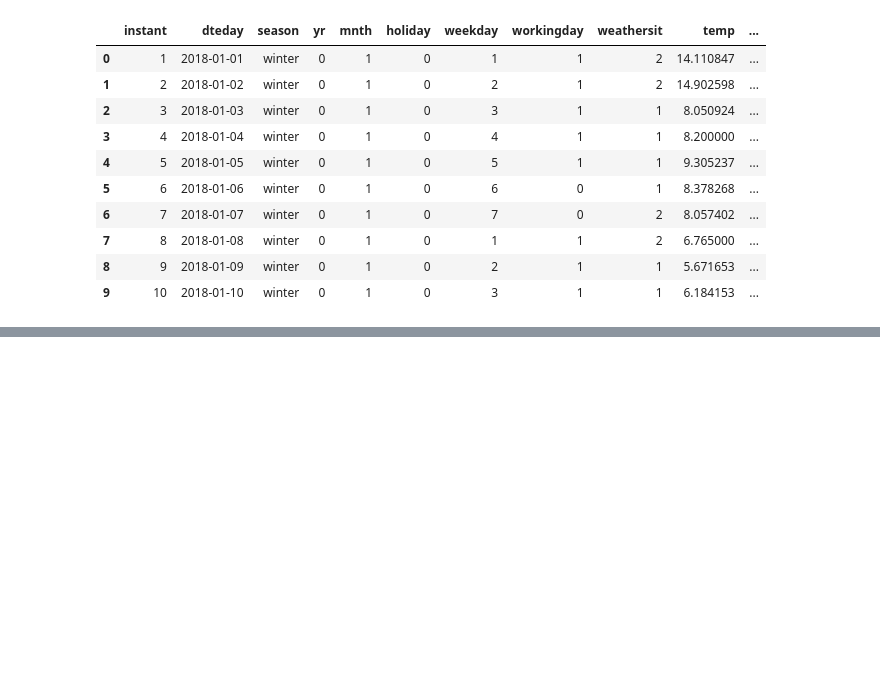
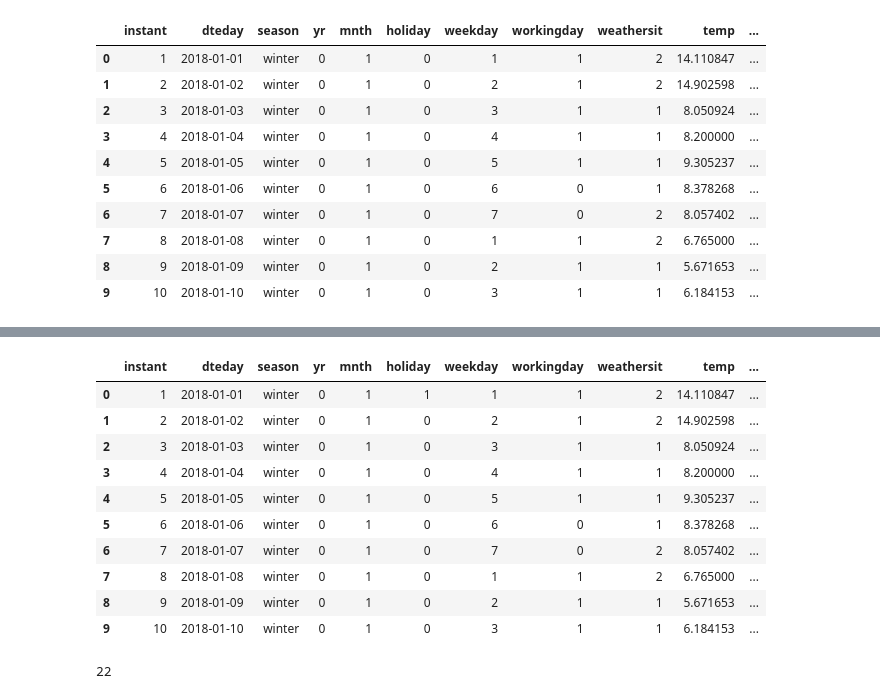
Before and after one commit to Adalab/project-DA-promo-B-modulo-3-team-1, a Jupyter notebook: tratamiento.ipynb, the cells around one changed output, grey strips where cells are left out. Saved outputs shown, nothing was run; the diff lists cells and outputs as text; code cells hidden in the pictures; blank space fills up the shorter version.

```diff
--- a/tratamiento.ipynb
+++ b/tratamiento.ipynb
@@ -5,7 +5,7 @@ from datetime import date
 import warnings
 warnings.filterwarnings('ignore')
 # %%
-df = pd.read_csv("datos/bikes.csv", index_col=0)
+df = pd.read_csv("./datos/bikes.csv", index_col=0)
 df.head(32)
 # %% [output]
 |  | instant | dteday | season | yr | mnth | holiday | weekday | workingday | weathersit | temp | ... |
@@ -416,0 +455,11 @@ df.head(10)
+# %%
+# Cambiamos holiday
+
+def hol(x):
+    festivos = pd.DatetimeIndex(['2018-1-1', '2018-1-15', '2018-2-19','2018-4-16','2018-5-28','2018-7-4','2018-9-3','2018-10-8','2018-11-12','2018-11-22','2018-12-25','2019-1-1', '2019-1-21', '2019-2-18','2019-4-16','2019-5-27','2019-7-4','2019-9-2','2019-10-14','2019-11-11','2019-11-28','2019-12-25'])
+    if pd.DatetimeIndex([x]).isin(festivos):
+        return 1
+    else:
+        return 0
+# %%
+df['holiday'] = df['dteday'].apply(hol)
@@ -416,0 +490,14 @@ df.head(10)
+# %%
+df.head(10)
+# %% [output]
+|  | instant | dteday | season | yr | mnth | holiday | weekday | workingday | weathersit | temp | ... |
+| 0 | 1 | 2018-01-01 | winter | 0 | 1 | 1 | 1 | 1 | 2 | 14.110847 | ... |
+| 1 | 2 | 2018-01-02 | winter | 0 | 1 | 0 | 2 | 1 | 2 | 14.902598 | ... |
+| 2 | 3 | 2018-01-03 | winter | 0 | 1 | 0 | 3 | 1 | 1 | 8.050924 | ... |
+| 3 | 4 | 2018-01-04 | winter | 0 | 1 | 0 | 4 | 1 | 1 | 8.200000 | ... |
+| 4 | 5 | 2018-01-05 | winter | 0 | 1 | 0 | 5 | 1 | 1 | 9.305237 | ... |
+| 5 | 6 | 2018-01-06 | winter | 0 | 1 | 0 | 6 | 0 | 1 | 8.378268 | ... |
+| 6 | 7 | 2018-01-07 | winter | 0 | 1 | 0 | 7 | 0 | 2 | 8.057402 | ... |
+| 7 | 8 | 2018-01-08 | winter | 0 | 1 | 0 | 1 | 1 | 2 | 6.765000 | ... |
+| 8 | 9 | 2018-01-09 | winter | 0 | 1 | 0 | 2 | 1 | 1 | 5.671653 | ... |
+| 9 | 10 | 2018-01-10 | winter | 0 | 1 | 0 | 3 | 1 | 1 | 6.184153 | ... |
@@ -416,0 +514,4 @@ df.head(10)
+# %%
+df[df['workingday']==0].value_counts().sum()
+# %% [output]
+22
```
Also changed, not shown: parts of 9 cells of this notebook.
